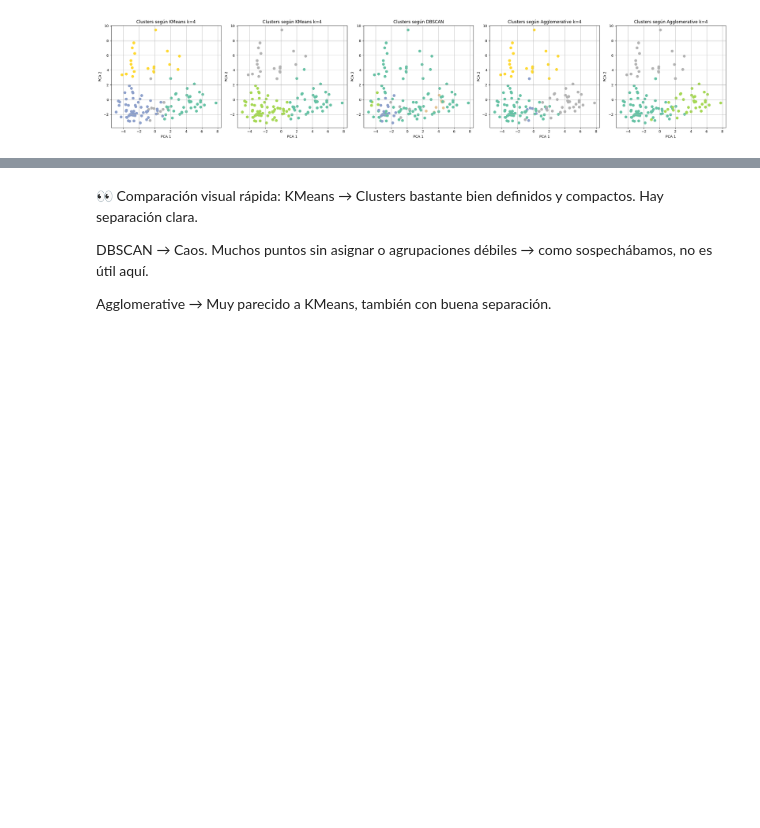
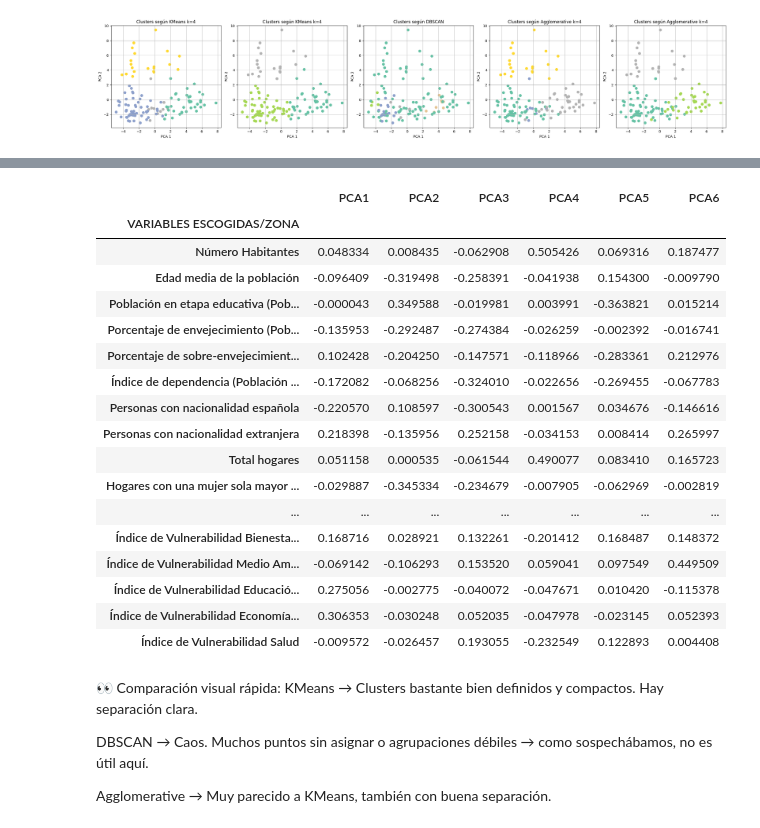
Before and after one commit to claudiaesnarrizaga/TFG, a Jupyter notebook: Codigo colab/TFG_BARRIOS.ipynb, the cells around one changed output, grey strips where cells are left out. Drawn from its saved outputs; the diff is of its cells as text; code cells hidden in the pictures; blank space fills up the shorter version.

```diff
--- a/Codigo colab/TFG_BARRIOS.ipynb
+++ b/Codigo colab/TFG_BARRIOS.ipynb
@@ -652,7 +654,7 @@ from sklearn.decomposition import PCA
 import matplotlib.pyplot as plt
 
 # Aplicamos PCA a los datos normalizados
-pca = PCA(n_components=2)
+pca = PCA(n_components=6)
 X_pca = pca.fit_transform(X_barrios)
 
 # Añadimos los componentes al DataFrame de barrios
@@ -680,3 +711,33 @@ plt.show()
+# %%
+import pandas as pd
+
+# Suponiendo que X_distritos.columns es el nombre de tus variables originales
+cargas = pd.DataFrame(
+    pca.components_,
+    columns=X_barrios.columns,
+    index=['PCA1', 'PCA2', 'PCA3', 'PCA4', 'PCA5', 'PCA6']
+)
+
+display(cargas.T)  # Transpuesto para ver cada variable con sus pesos
+# %% [output]
+|  | PCA1 | PCA2 | PCA3 | PCA4 | PCA5 | PCA6 |
+| VARIABLES ESCOGIDAS/ZONA |  |  |  |  |  |  |
+| Número Habitantes | 0.048334 | 0.008435 | -0.062908 | 0.505426 | 0.069316 | 0.187477 |
+| Edad media de la población | -0.096409 | -0.319498 | -0.258391 | -0.041938 | 0.154300 | -0.009790 |
+| Población en etapa educativa (Pob... | -0.000043 | 0.349588 | -0.019981 | 0.003991 | -0.363821 | 0.015214 |
+| Porcentaje de envejecimiento (Pob... | -0.135953 | -0.292487 | -0.274384 | -0.026259 | -0.002392 | -0.016741 |
+| Porcentaje de sobre-envejecimient... | 0.102428 | -0.204250 | -0.147571 | -0.118966 | -0.283361 | 0.212976 |
+| Índice de dependencia (Población ... | -0.172082 | -0.068256 | -0.324010 | -0.022656 | -0.269455 | -0.067783 |
+| Personas con nacionalidad española | -0.220570 | 0.108597 | -0.300543 | 0.001567 | 0.034676 | -0.146616 |
+| Personas con nacionalidad extranjera | 0.218398 | -0.135956 | 0.252158 | -0.034153 | 0.008414 | 0.265997 |
+| Total hogares | 0.051158 | 0.000535 | -0.061544 | 0.490077 | 0.083410 | 0.165723 |
+| Hogares con una mujer sola mayor ... | -0.029887 | -0.345334 | -0.234679 | -0.007905 | -0.062969 | -0.002819 |
+| ... | ... | ... | ... | ... | ... | ... |
+| Índice de Vulnerabilidad Bienesta... | 0.168716 | 0.028921 | 0.132261 | -0.201412 | 0.168487 | 0.148372 |
+| Índice de Vulnerabilidad Medio Am... | -0.069142 | -0.106293 | 0.153520 | 0.059041 | 0.097549 | 0.449509 |
+| Índice de Vulnerabilidad Educació... | 0.275056 | -0.002775 | -0.040072 | -0.047671 | 0.010420 | -0.115378 |
+| Índice de Vulnerabilidad Economía... | 0.306353 | -0.030248 | 0.052035 | -0.047978 | -0.023145 | 0.052393 |
+| Índice de Vulnerabilidad Salud | -0.009572 | -0.026457 | 0.193055 | -0.232549 | 0.122893 | 0.004408 |
 # %% [markdown]
 👀 Comparación visual rápida:
 KMeans → Clusters bastante bien definidos y compactos. Hay separación clara.
```
Also changed, not shown: parts of 3 cells of this notebook.
